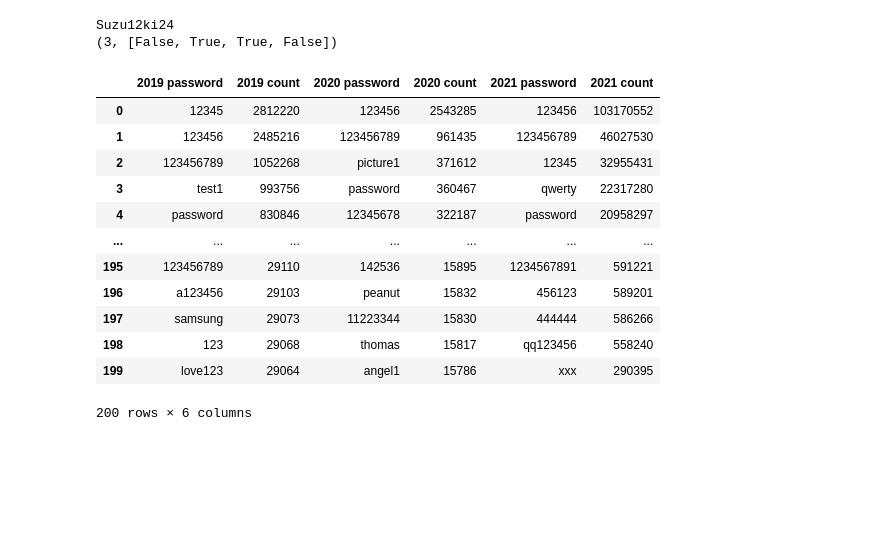
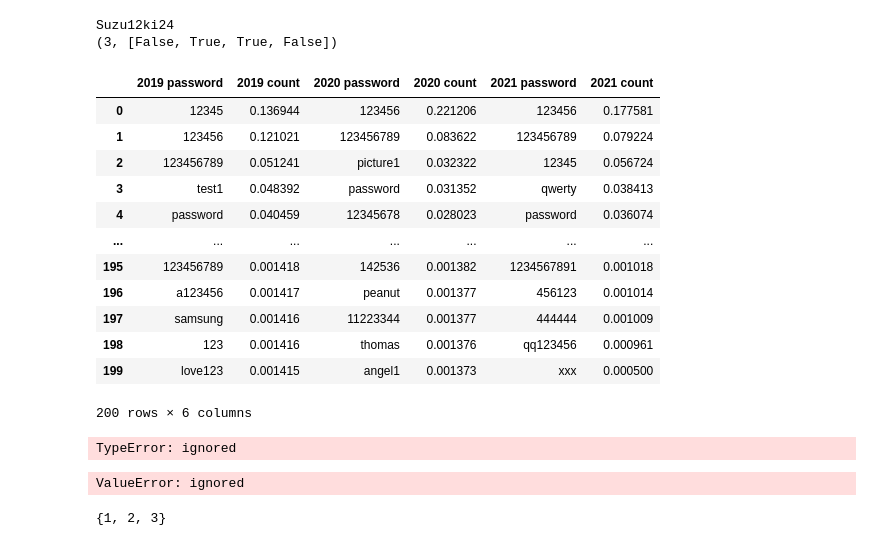
Before and after one commit to Yamada8412/Prog2kakushin, a Jupyter notebook: work1.ipynb, the cells around one changed output. Cells and saved outputs as stored; diff of their text form; code cells hidden in the pictures; blank space fills up the shorter version.

```diff
--- a/work1.ipynb
+++ b/work1.ipynb
@@ -67,20 +69,40 @@ print(calc_sca_kinds(p))
 # %% [output]
 Suzu12ki24
 (3, [False, True, True, False])
-# %%
-df = pd.read_excel('パスワード強度判定1.xlsx')
-df
-# %% [output]
-|  | 2019 password | 2019 count | 2020 password | 2020 count | 2021 password | 2021 count |
-| 0 | 12345 | 2812220 | 123456 | 2543285 | 123456 | 103170552 |
-| 1 | 123456 | 2485216 | 123456789 | 961435 | 123456789 | 46027530 |
-| 2 | 123456789 | 1052268 | picture1 | 371612 | 12345 | 32955431 |
-| 3 | test1 | 993756 | password | 360467 | qwerty | 22317280 |
-| 4 | password | 830846 | 12345678 | 322187 | password | 20958297 |
-| ... | ... | ... | ... | ... | ... | ... |
-| 195 | 123456789 | 29110 | 142536 | 15895 | 1234567891 | 591221 |
-| 196 | a123456 | 29103 | peanut | 15832 | 456123 | 589201 |
-| 197 | samsung | 29073 | 11223344 | 15830 | 444444 | 586266 |
-| 198 | 123 | 29068 | thomas | 15817 | qq123456 | 558240 |
-| 199 | love123 | 29064 | angel1 | 15786 | xxx | 290395 |
-200 rows × 6 columns
+# %%
+df = pd.read_csv('pass_str.csv')
+for i in range(2019,2022):
+  df[f'{i} count'] = df[f'{i} count'] / df[f'{i} count'].sum()
+# if df[df['2019 password']] == df[df['2020 password']]:
+#   print(df['2019 password'].
+df
+# %% [output]
+|  | 2019 password | 2019 count | 2020 password | 2020 count | 2021 password | 2021 count |
+| 0 | 12345 | 0.136944 | 123456 | 0.221206 | 123456 | 0.177581 |
+| 1 | 123456 | 0.121021 | 123456789 | 0.083622 | 123456789 | 0.079224 |
+| 2 | 123456789 | 0.051241 | picture1 | 0.032322 | 12345 | 0.056724 |
+| 3 | test1 | 0.048392 | password | 0.031352 | qwerty | 0.038413 |
+| 4 | password | 0.040459 | 12345678 | 0.028023 | password | 0.036074 |
+| ... | ... | ... | ... | ... | ... | ... |
+| 195 | 123456789 | 0.001418 | 142536 | 0.001382 | 1234567891 | 0.001018 |
+| 196 | a123456 | 0.001417 | peanut | 0.001377 | 456123 | 0.001014 |
+| 197 | samsung | 0.001416 | 11223344 | 0.001377 | 444444 | 0.001009 |
+| 198 | 123 | 0.001416 | thomas | 0.001376 | qq123456 | 0.000961 |
+| 199 | love123 | 0.001415 | angel1 | 0.001373 | xxx | 0.000500 |
+200 rows × 6 columns
+# %%
+df0 = df[np.where(df['2019 password'] == df['2020 password'])]['2019 password']
+# %% [output]
+TypeError: ignored
+# %%
+df2 = pd.DataFrame([['b','b','c','d'],['e','a','a','h'],['i','a','a','l']],columns = ['asd','qwe','zxc'])
+print(df2)
+df2
+# %% [output]
+ValueError: ignored
+# %%
+a = {1,2,3,4,5,6}
+b = {1,2,3,7,8,9}
+print(a&b)
+# %% [output]
+{1, 2, 3}
```
Also changed, not shown: parts of 8 cells of this notebook.
